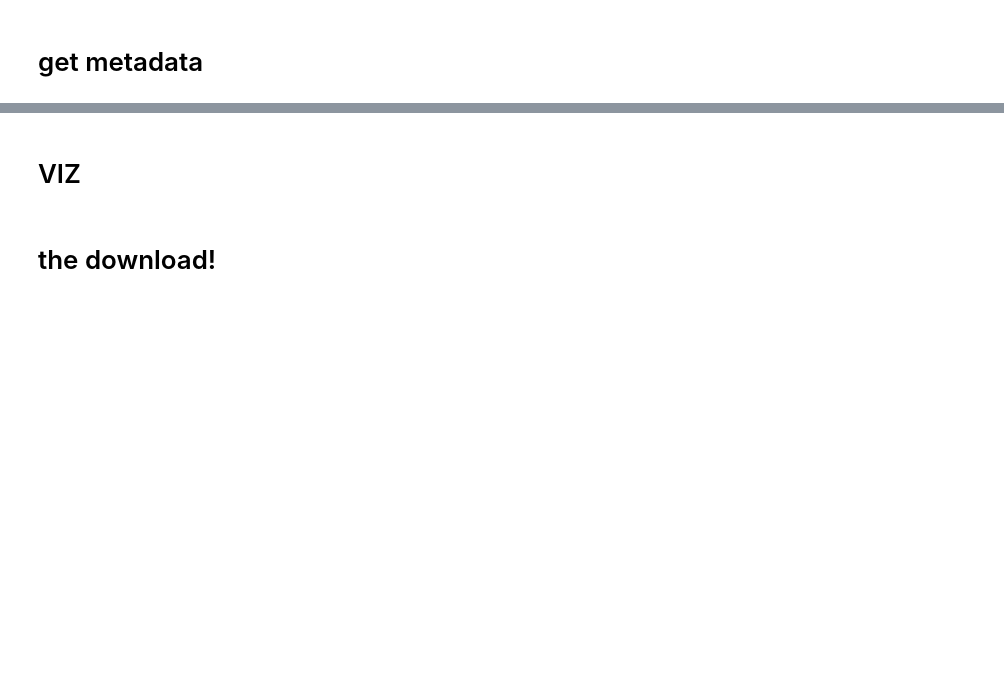
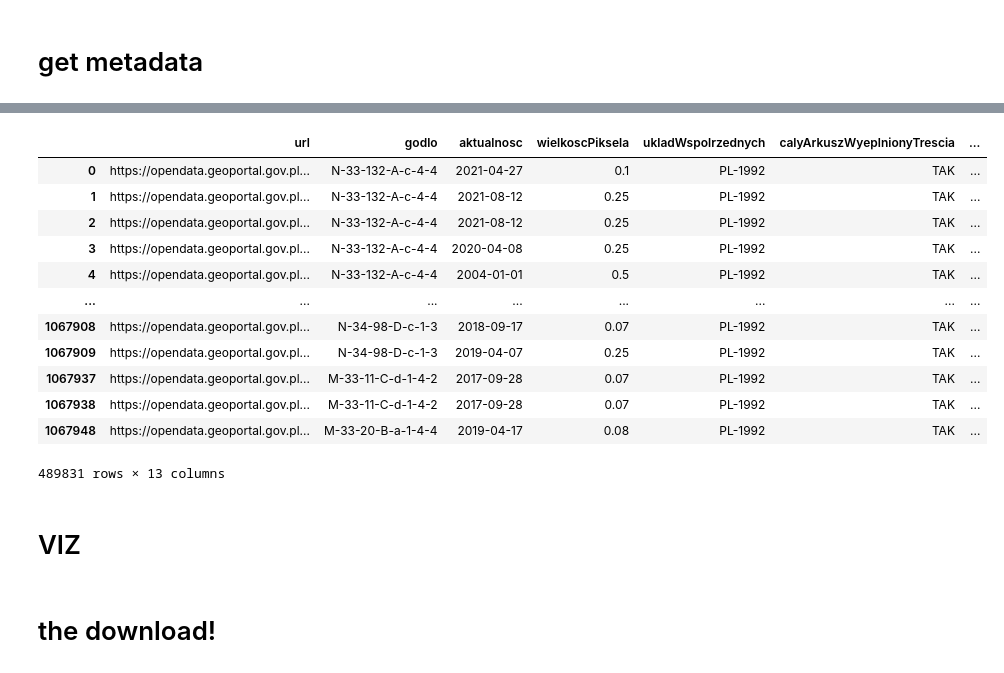
Before and after one commit to deepdrivepl/bdot10kseg, a Jupyter notebook: notebooks/ortofoto-downloader.ipynb, the cells around one changed output, grey strips where cells are left out. Saved outputs shown, nothing was run; the diff lists cells and outputs as text; code cells hidden in the pictures; blank space fills up the shorter version.

```diff
--- a/notebooks/ortofoto-downloader.ipynb
+++ b/notebooks/ortofoto-downloader.ipynb
@@ -176,0 +341,17 @@ with concurrent.futures.ThreadPoolExecutor() as executor:
+# %%
+df = df[df["ukladWspolrzednych"]=="PL-1992"]
+df
+# %% [output]
+|  | url | godlo | aktualnosc | wielkoscPiksela | ukladWspolrzednych | calyArkuszWyeplnionyTrescia | ... |
+| 0 | https://opendata.geoportal.gov.pl... | N-33-132-A-c-4-4 | 2021-04-27 | 0.1 | PL-1992 | TAK | ... |
+| 1 | https://opendata.geoportal.gov.pl... | N-33-132-A-c-4-4 | 2021-08-12 | 0.25 | PL-1992 | TAK | ... |
+| 2 | https://opendata.geoportal.gov.pl... | N-33-132-A-c-4-4 | 2021-08-12 | 0.25 | PL-1992 | TAK | ... |
+| 3 | https://opendata.geoportal.gov.pl... | N-33-132-A-c-4-4 | 2020-04-08 | 0.25 | PL-1992 | TAK | ... |
+| 4 | https://opendata.geoportal.gov.pl... | N-33-132-A-c-4-4 | 2004-01-01 | 0.5 | PL-1992 | TAK | ... |
+| ... | ... | ... | ... | ... | ... | ... | ... |
+| 1067908 | https://opendata.geoportal.gov.pl... | N-34-98-D-c-1-3 | 2018-09-17 | 0.07 | PL-1992 | TAK | ... |
+| 1067909 | https://opendata.geoportal.gov.pl... | N-34-98-D-c-1-3 | 2019-04-07 | 0.25 | PL-1992 | TAK | ... |
+| 1067937 | https://opendata.geoportal.gov.pl... | M-33-11-C-d-1-4-2 | 2017-09-28 | 0.07 | PL-1992 | TAK | ... |
+| 1067938 | https://opendata.geoportal.gov.pl... | M-33-11-C-d-1-4-2 | 2017-09-28 | 0.07 | PL-1992 | TAK | ... |
+| 1067948 | https://opendata.geoportal.gov.pl... | M-33-20-B-a-1-4-4 | 2019-04-17 | 0.08 | PL-1992 | TAK | ... |
+489831 rows × 13 columns
```
Also changed, not shown: parts of 41 cells of this notebook.
